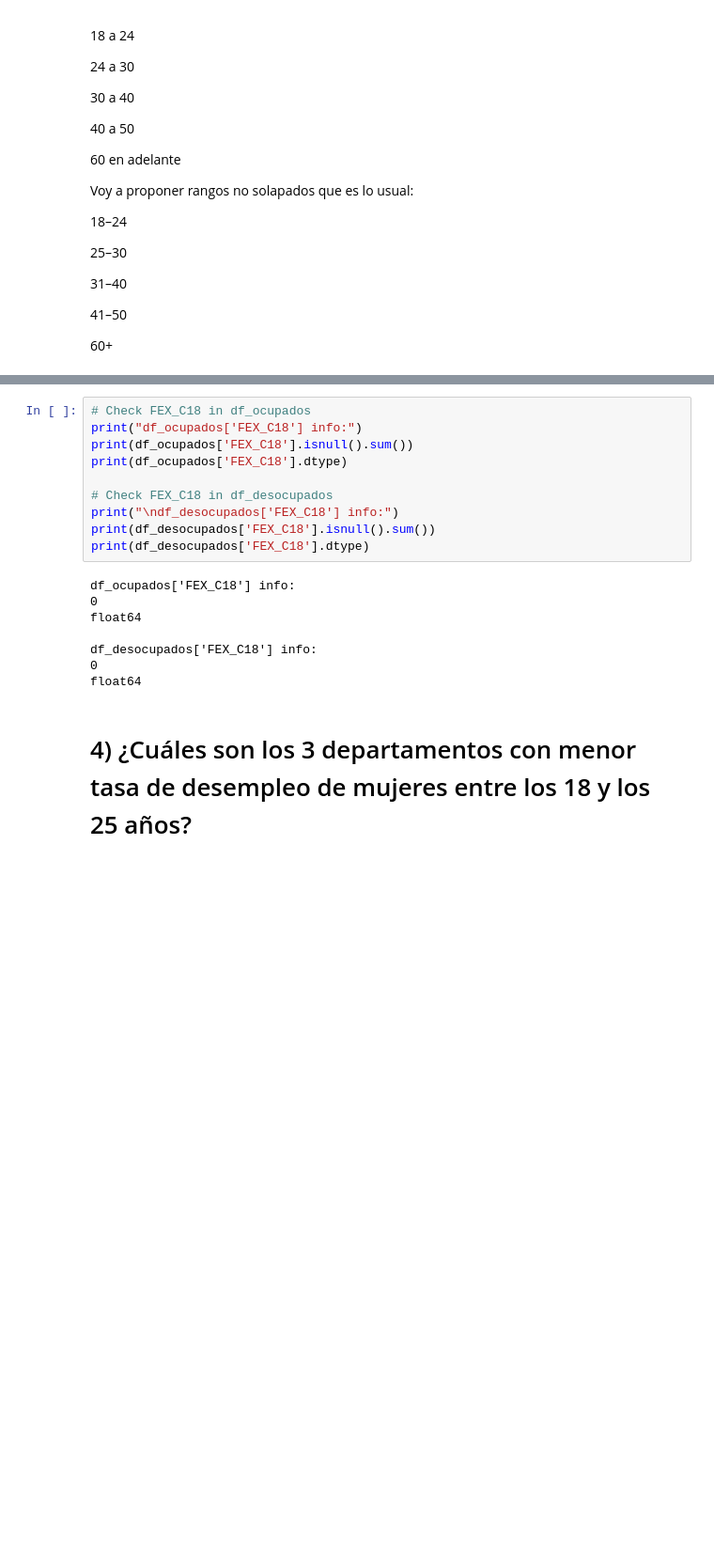
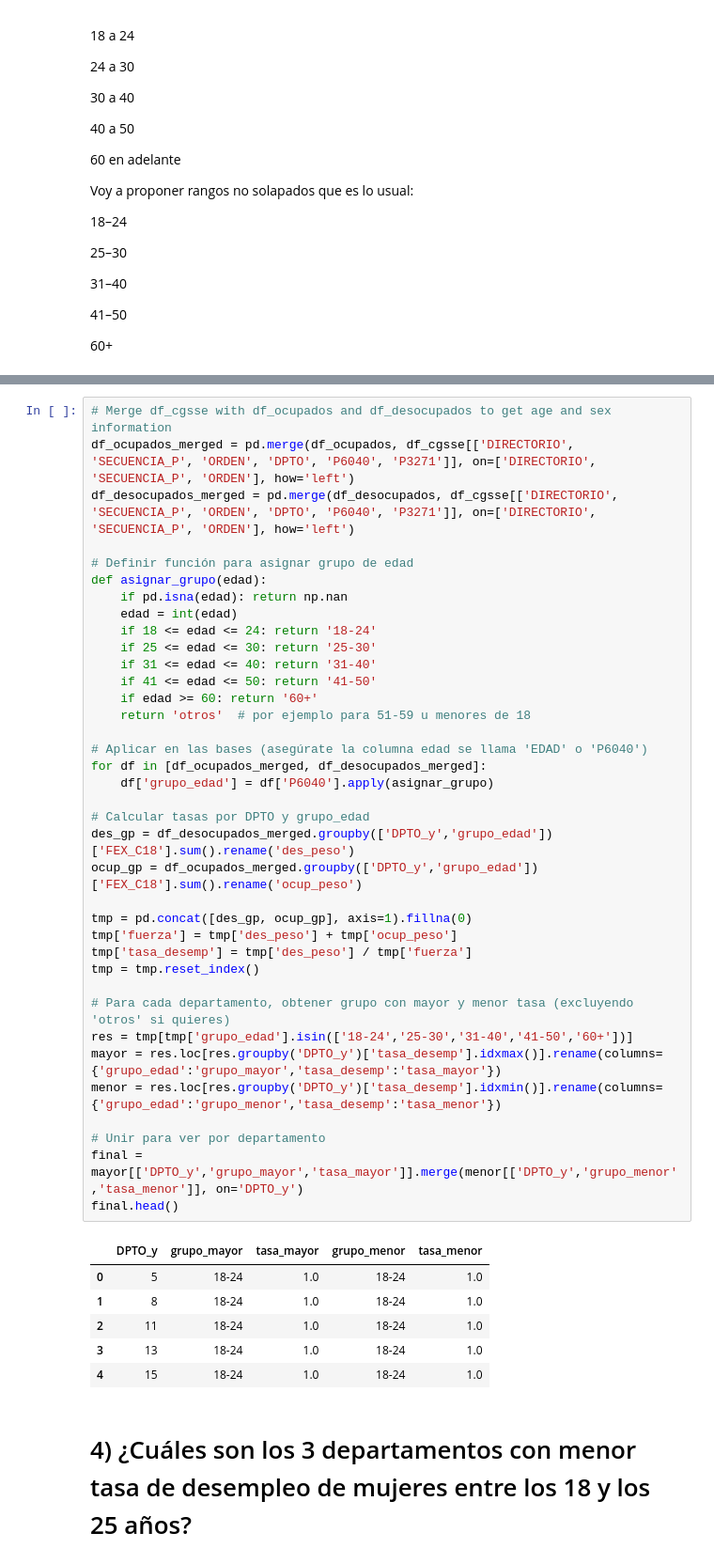
Before and after one commit to KHNdeaf/Repositorio-electiva, a Jupyter notebook: talleres/Taller_GEIH_2025_.ipynb, the cells around one changed output, grey strips where cells are left out. Shown at 94% size. Cells and saved outputs as stored; diff of their text form; blank space fills up the shorter version.

```diff
--- a/talleres/Taller_GEIH_2025_.ipynb
+++ b/talleres/Taller_GEIH_2025_.ipynb
@@ -585,20 +511,46 @@ else:
-# %%
-# Check FEX_C18 in df_ocupados
-print("df_ocupados['FEX_C18'] info:")
-print(df_ocupados['FEX_C18'].isnull().sum())
-print(df_ocupados['FEX_C18'].dtype)
-
-# Check FEX_C18 in df_desocupados
-print("\ndf_desocupados['FEX_C18'] info:")
-print(df_desocupados['FEX_C18'].isnull().sum())
-print(df_desocupados['FEX_C18'].dtype)
-# %% [output]
-df_ocupados['FEX_C18'] info:
-0
-float64
-
-df_desocupados['FEX_C18'] info:
-0
-float64
+# %%
+# Merge df_cgsse with df_ocupados and df_desocupados to get age and sex information
+df_ocupados_merged = pd.merge(df_ocupados, df_cgsse[['DIRECTORIO', 'SECUENCIA_P', 'ORDEN', 'DPTO', 'P6040', 'P3271']], on=['DIRECTORIO', 'SECUENCIA_P', 'ORDEN'], how='left')
+df_desocupados_merged = pd.merge(df_desocupados, df_cgsse[['DIRECTORIO', 'SECUENCIA_P', 'ORDEN', 'DPTO', 'P6040', 'P3271']], on=['DIRECTORIO', 'SECUENCIA_P', 'ORDEN'], how='left')
+
+# Definir función para asignar grupo de edad
+def asignar_grupo(edad):
+    if pd.isna(edad): return np.nan
+    edad = int(edad)
+    if 18 <= edad <= 24: return '18-24'
+    if 25 <= edad <= 30: return '25-30'
+    if 31 <= edad <= 40: return '31-40'
+    if 41 <= edad <= 50: return '41-50'
+    if edad >= 60: return '60+'
+    return 'otros'  # por ejemplo para 51-59 u menores de 18
+
+# Aplicar en las bases (asegúrate la columna edad se llama 'EDAD' o 'P6040')
+for df in [df_ocupados_merged, df_desocupados_merged]:
+    df['grupo_edad'] = df['P6040'].apply(asignar_grupo)
+
+# Calcular tasas por DPTO y grupo_edad
+des_gp = df_desocupados_merged.groupby(['DPTO_y','grupo_edad'])['FEX_C18'].sum().rename('des_peso')
+ocup_gp = df_ocupados_merged.groupby(['DPTO_y','grupo_edad'])['FEX_C18'].sum().rename('ocup_peso')
+
+tmp = pd.concat([des_gp, ocup_gp], axis=1).fillna(0)
+tmp['fuerza'] = tmp['des_peso'] + tmp['ocup_peso']
+tmp['tasa_desemp'] = tmp['des_peso'] / tmp['fuerza']
+tmp = tmp.reset_index()
+
+# Para cada departamento, obtener grupo con mayor y menor tasa (excluyendo 'otros' si quieres)
+res = tmp[tmp['grupo_edad'].isin(['18-24','25-30','31-40','41-50','60+'])]
+mayor = res.loc[res.groupby('DPTO_y')['tasa_desemp'].idxmax()].rename(columns={'grupo_edad':'grupo_mayor','tasa_desemp':'tasa_mayor'})
+menor = res.loc[res.groupby('DPTO_y')['tasa_desemp'].idxmin()].rename(columns={'grupo_edad':'grupo_menor','tasa_desemp':'tasa_menor'})
+
+# Unir para ver por departamento
+final = mayor[['DPTO_y','grupo_mayor','tasa_mayor']].merge(menor[['DPTO_y','grupo_menor','tasa_menor']], on='DPTO_y')
+final.head()
+# %% [output]
+|  | DPTO_y | grupo_mayor | tasa_mayor | grupo_menor | tasa_menor |
+| 0 | 5 | 18-24 | 1.0 | 18-24 | 1.0 |
+| 1 | 8 | 18-24 | 1.0 | 18-24 | 1.0 |
+| 2 | 11 | 18-24 | 1.0 | 18-24 | 1.0 |
+| 3 | 13 | 18-24 | 1.0 | 18-24 | 1.0 |
+| 4 | 15 | 18-24 | 1.0 | 18-24 | 1.0 |
 # %% [markdown]
 # 4) ¿Cuáles son los 3 departamentos con menor tasa de desempleo de mujeres entre los 18 y los 25 años?
```
Also changed, not shown: parts of 13 cells of this notebook.
